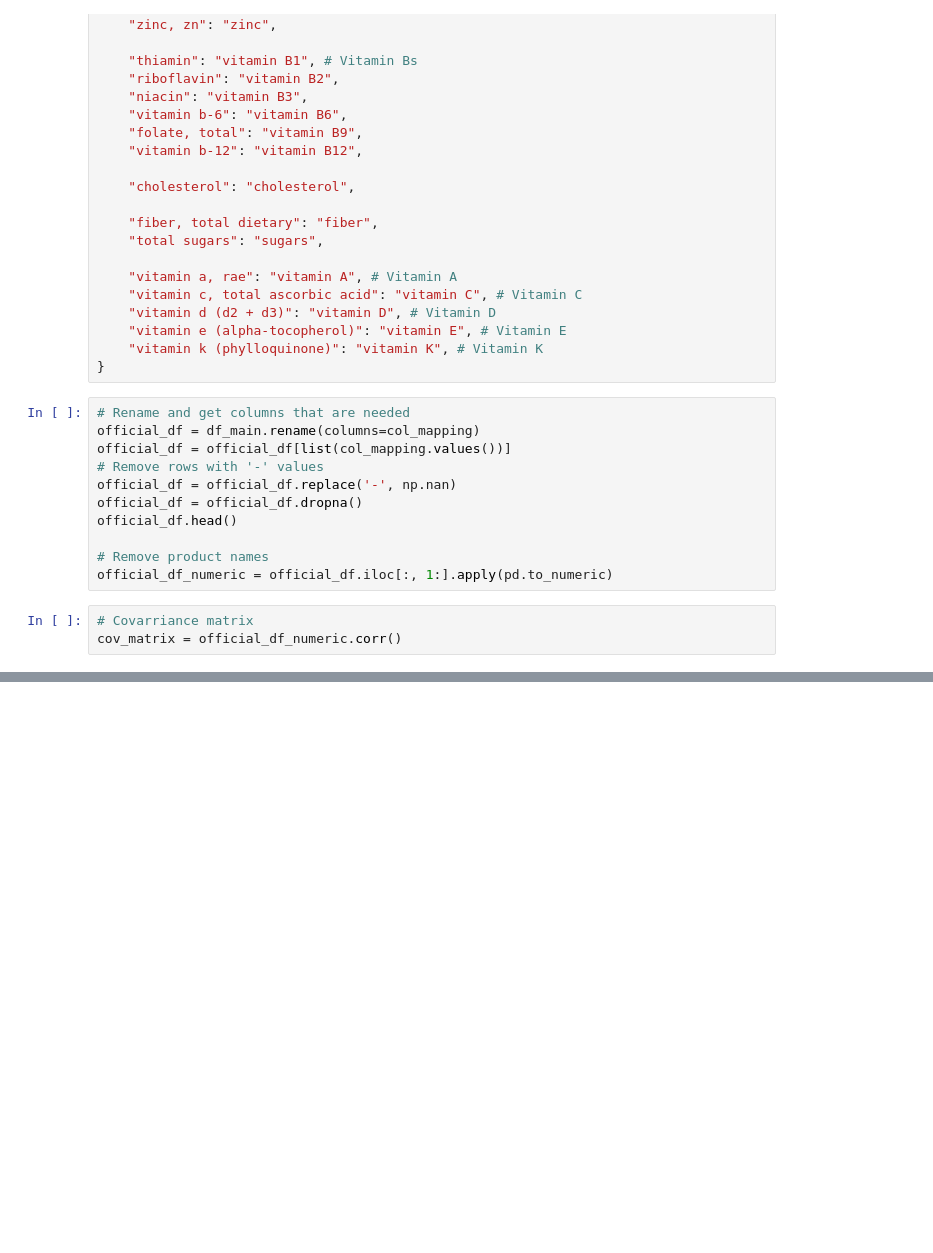
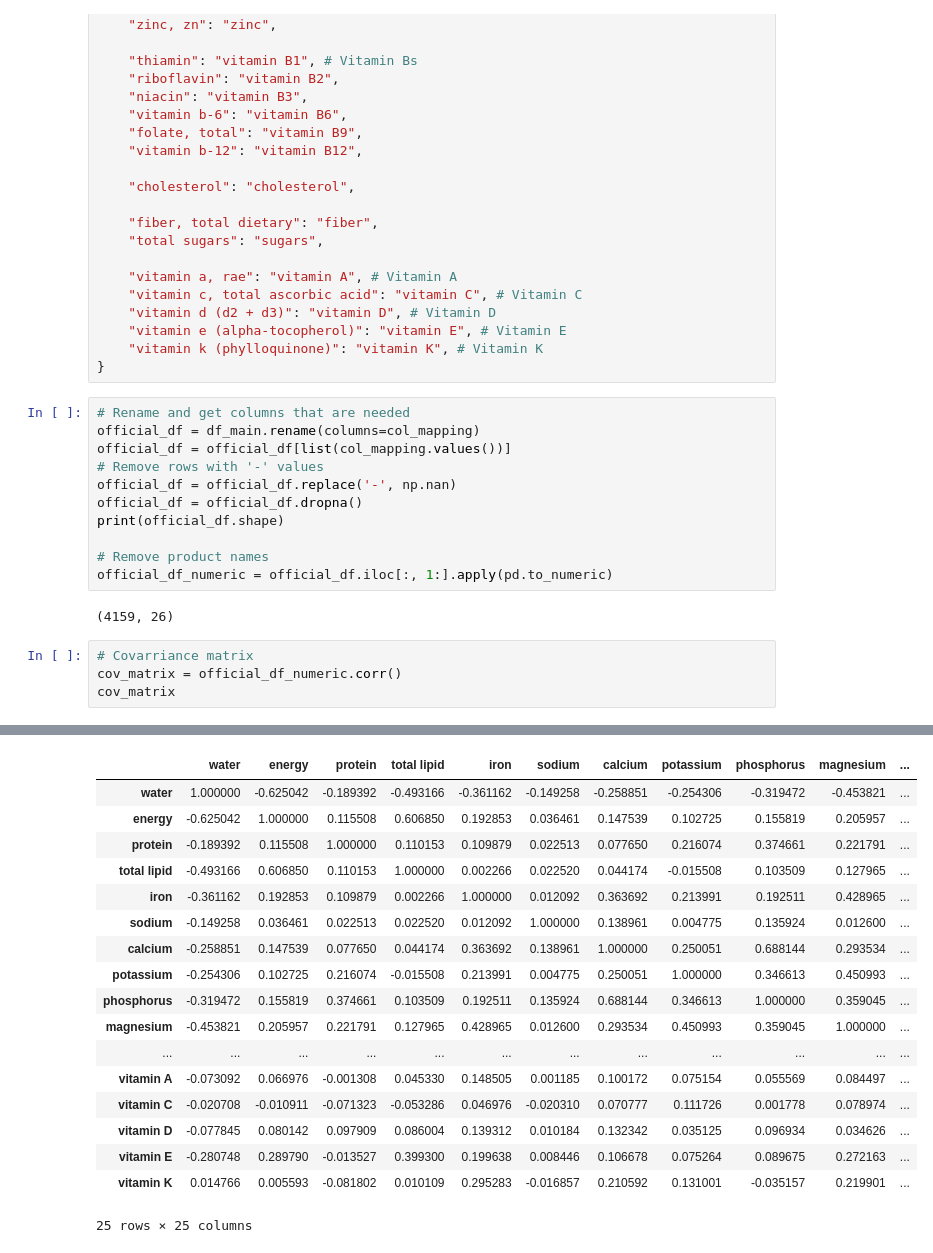
Before and after one commit to Makememyday/Food_Clustering, a Jupyter notebook: feature_selection.ipynb, the cells around one changed output, grey strips where cells are left out. Drawn from its saved outputs; the diff is of its cells as text; blank space fills up the shorter version.

```diff
--- a/feature_selection.ipynb
+++ b/feature_selection.ipynb
@@ -70,11 +70,14 @@ official_df = official_df[list(col_mapping.values())]
 # Remove rows with '-' values
 official_df = official_df.replace('-', np.nan)
 official_df = official_df.dropna()
-official_df.head()
+print(official_df.shape)
 
 # Remove product names
 official_df_numeric = official_df.iloc[:, 1:].apply(pd.to_numeric)
+# %% [output]
+(4159, 26)
 # %%
 # Covarriance matrix
 cov_matrix = official_df_numeric.corr()
+cov_matrix
 # %% [output]
@@ -81,0 +84,18 @@ cov_matrix = official_df_numeric.corr()
+|  | water | energy | protein | total lipid | iron | sodium | calcium | potassium | phosphorus | magnesium | ... |
+| water | 1.000000 | -0.625042 | -0.189392 | -0.493166 | -0.361162 | -0.149258 | -0.258851 | -0.254306 | -0.319472 | -0.453821 | ... |
+| energy | -0.625042 | 1.000000 | 0.115508 | 0.606850 | 0.192853 | 0.036461 | 0.147539 | 0.102725 | 0.155819 | 0.205957 | ... |
+| protein | -0.189392 | 0.115508 | 1.000000 | 0.110153 | 0.109879 | 0.022513 | 0.077650 | 0.216074 | 0.374661 | 0.221791 | ... |
+| total lipid | -0.493166 | 0.606850 | 0.110153 | 1.000000 | 0.002266 | 0.022520 | 0.044174 | -0.015508 | 0.103509 | 0.127965 | ... |
+| iron | -0.361162 | 0.192853 | 0.109879 | 0.002266 | 1.000000 | 0.012092 | 0.363692 | 0.213991 | 0.192511 | 0.428965 | ... |
+| sodium | -0.149258 | 0.036461 | 0.022513 | 0.022520 | 0.012092 | 1.000000 | 0.138961 | 0.004775 | 0.135924 | 0.012600 | ... |
+| calcium | -0.258851 | 0.147539 | 0.077650 | 0.044174 | 0.363692 | 0.138961 | 1.000000 | 0.250051 | 0.688144 | 0.293534 | ... |
+| potassium | -0.254306 | 0.102725 | 0.216074 | -0.015508 | 0.213991 | 0.004775 | 0.250051 | 1.000000 | 0.346613 | 0.450993 | ... |
+| phosphorus | -0.319472 | 0.155819 | 0.374661 | 0.103509 | 0.192511 | 0.135924 | 0.688144 | 0.346613 | 1.000000 | 0.359045 | ... |
+| magnesium | -0.453821 | 0.205957 | 0.221791 | 0.127965 | 0.428965 | 0.012600 | 0.293534 | 0.450993 | 0.359045 | 1.000000 | ... |
+| ... | ... | ... | ... | ... | ... | ... | ... | ... | ... | ... | ... |
+| vitamin A | -0.073092 | 0.066976 | -0.001308 | 0.045330 | 0.148505 | 0.001185 | 0.100172 | 0.075154 | 0.055569 | 0.084497 | ... |
+| vitamin C | -0.020708 | -0.010911 | -0.071323 | -0.053286 | 0.046976 | -0.020310 | 0.070777 | 0.111726 | 0.001778 | 0.078974 | ... |
+| vitamin D | -0.077845 | 0.080142 | 0.097909 | 0.086004 | 0.139312 | 0.010184 | 0.132342 | 0.035125 | 0.096934 | 0.034626 | ... |
+| vitamin E | -0.280748 | 0.289790 | -0.013527 | 0.399300 | 0.199638 | 0.008446 | 0.106678 | 0.075264 | 0.089675 | 0.272163 | ... |
+| vitamin K | 0.014766 | 0.005593 | -0.081802 | 0.010109 | 0.295283 | -0.016857 | 0.210592 | 0.131001 | -0.035157 | 0.219901 | ... |
+25 rows × 25 columns
```
Also changed, not shown: parts of 2 cells of this notebook.
